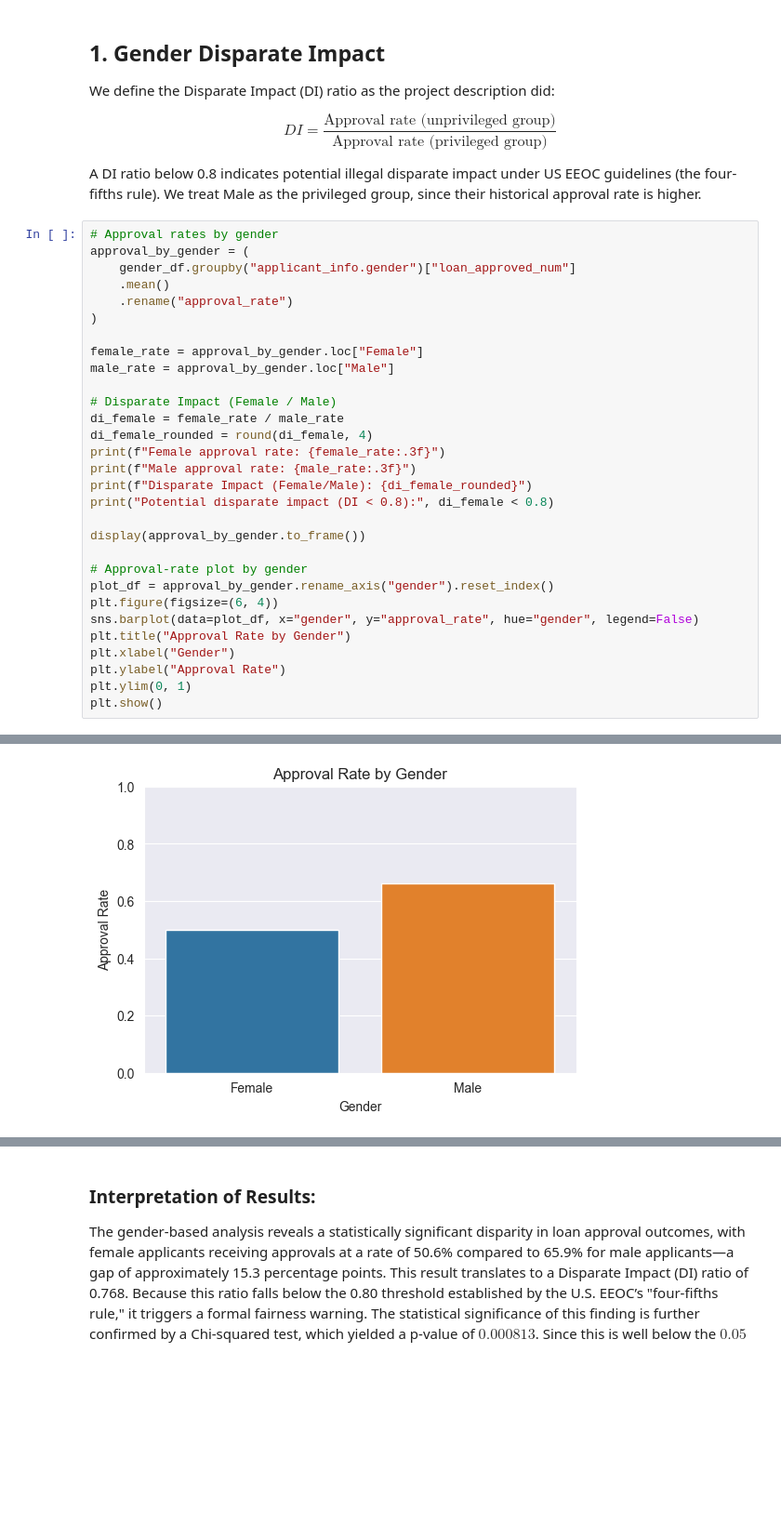
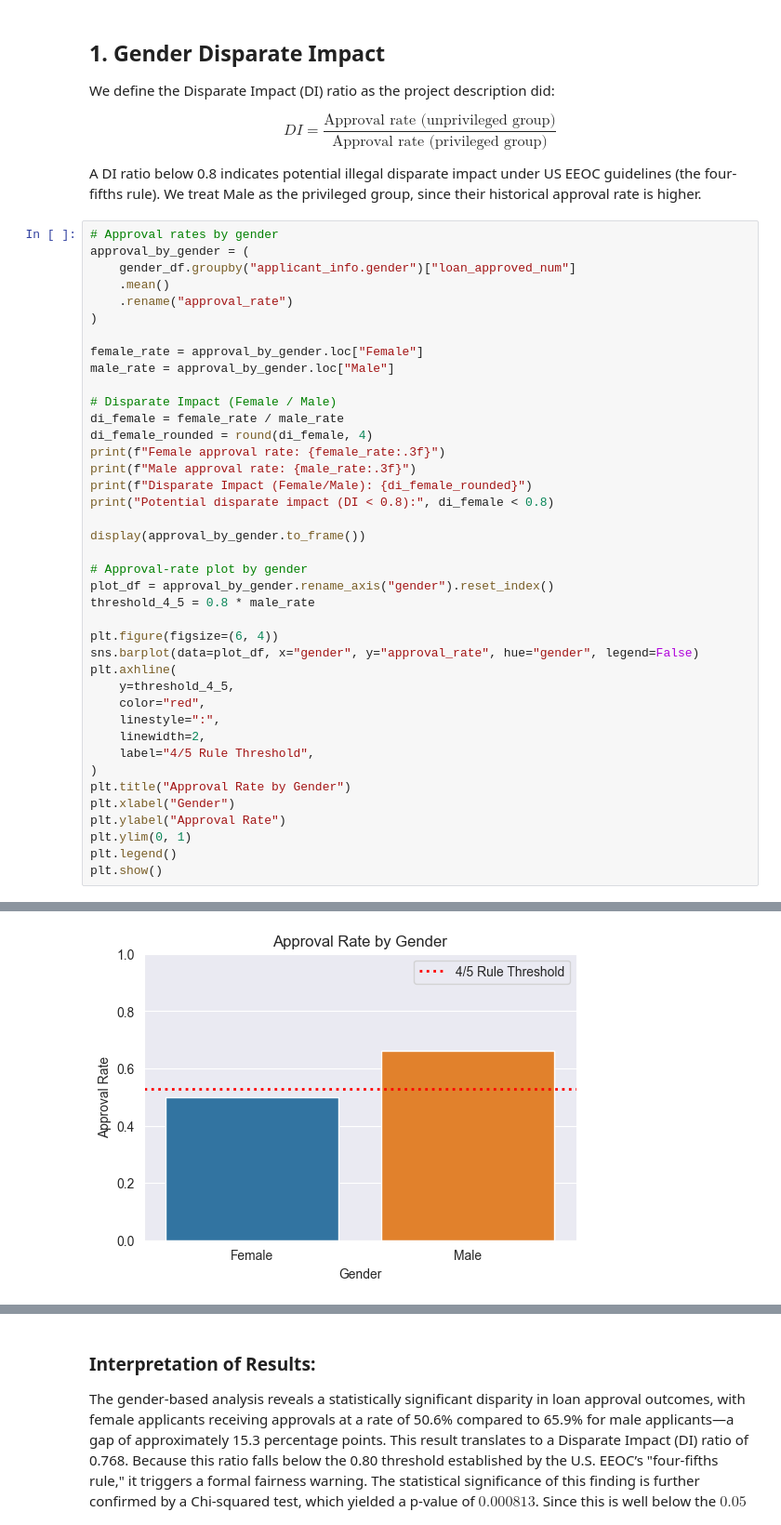
Before and after one commit to hazalaksu/dego-project-team7, a Jupyter notebook: notebooks/02-bias-analysis.ipynb, the cells around one changed output, grey strips where cells are left out. Shown at 93% size. Drawn from its saved outputs; the diff is of its cells as text; blank space fills up the shorter version.

```diff
--- a/notebooks/02-bias-analysis.ipynb
+++ b/notebooks/02-bias-analysis.ipynb
@@ -105,31 +105,41 @@ female_rate = approval_by_gender.loc["Female"]
 male_rate = approval_by_gender.loc["Male"]
 
 # Disparate Impact (Female / Male)
 di_female = female_rate / male_rate
 di_female_rounded = round(di_female, 4)
 print(f"Female approval rate: {female_rate:.3f}")
 print(f"Male approval rate: {male_rate:.3f}")
 print(f"Disparate Impact (Female/Male): {di_female_rounded}")
 print("Potential disparate impact (DI < 0.8):", di_female < 0.8)
 
 display(approval_by_gender.to_frame())
 
 # Approval-rate plot by gender
 plot_df = approval_by_gender.rename_axis("gender").reset_index()
+threshold_4_5 = 0.8 * male_rate
+
 plt.figure(figsize=(6, 4))
 sns.barplot(data=plot_df, x="gender", y="approval_rate", hue="gender", legend=False)
+plt.axhline(
+    y=threshold_4_5,
+    color="red",
+    linestyle=":",
+    linewidth=2,
+    label="4/5 Rule Threshold",
+)
 plt.title("Approval Rate by Gender")
 plt.xlabel("Gender")
 plt.ylabel("Approval Rate")
 plt.ylim(0, 1)
+plt.legend()
 plt.show()
 # %% [output]
 Female approval rate: 0.500
 Male approval rate: 0.661
 Disparate Impact (Female/Male): 0.7562
 Potential disparate impact (DI < 0.8): True
 |  | approval_rate |
 | applicant_info.gender |  |
 | Female | 0.500000 |
 | Male | 0.661157 |
-[figure, old version]
+[figure, new version]
```
Also changed, not shown: parts of 3 cells of this notebook.
